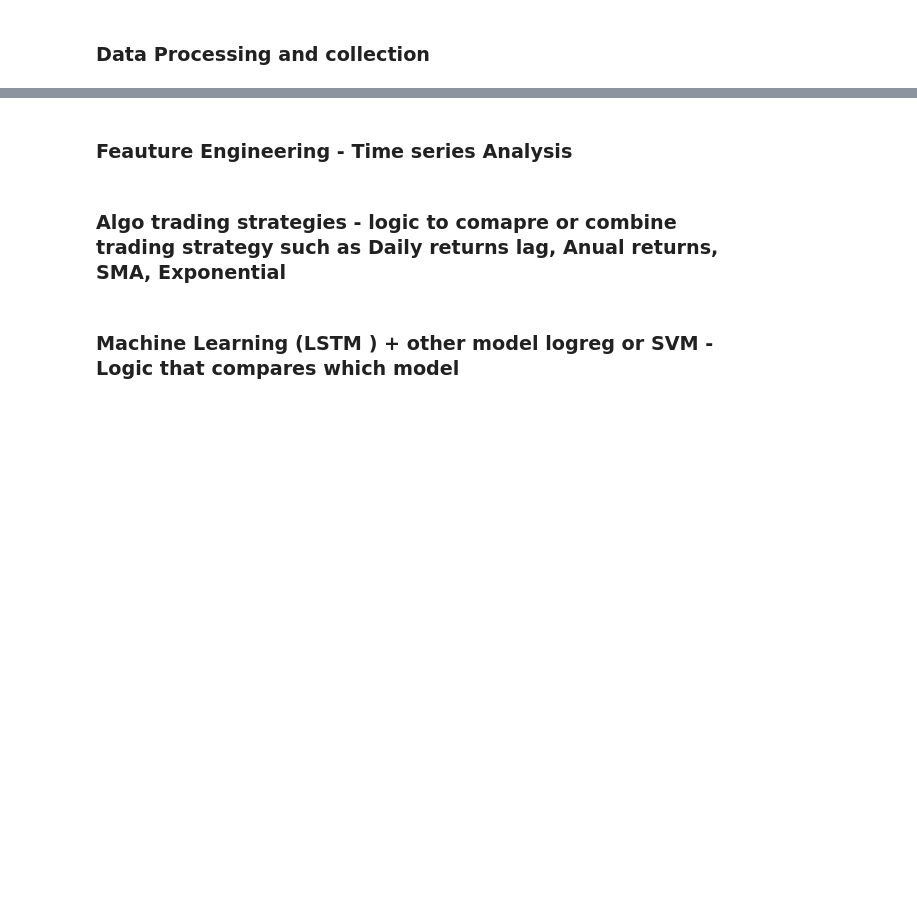
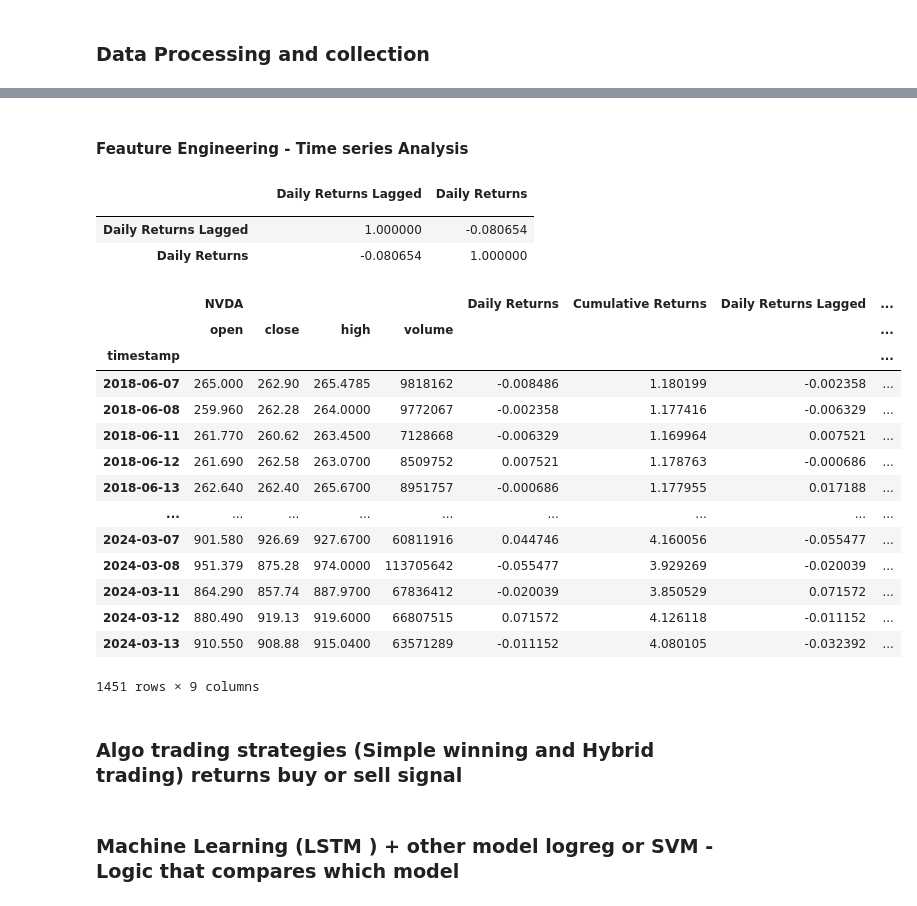
Before and after one commit to justicebangura/Project-2, a Jupyter notebook: trading_bot.ipynb, the cells around one changed output, grey strips where cells are left out. Drawn from its saved outputs; the diff is of its cells as text; code cells hidden in the pictures; blank space fills up the shorter version.

Commit message:
I made some updates to the stock data import and changed the name of the variable to stock_df, I aso added the 2 logics for algo strategy selection

```diff
--- a/trading_bot.ipynb
+++ b/trading_bot.ipynb
@@ -47,5 +50,8 @@ load_dotenv()
 ### Data Processing and collection
 # %%
 # import stock data
-df = data.fetch_stock_data('2018-01-12', '2024-03-14', tickers = ['NVDA'], timeframe = '1Day')
-df
+
+#tickers = ['META','NVDA','TSLA'] ADD logic to selet stock via sentiment analysisor unsupervised learning
+
+stock_data = data.fetch_stock_data('2018-01-12', '2024-03-14', tickers = ['NVDA'], timeframe = '1Day')
+stock_data
@@ -52,11 +74,9 @@ df
 # %%
 # data cleaning
-df = df.rename(columns={'NVDA': 'NVDA close'})
-df['Daily Returns'] = df['NVDA close'].pct_change()
-df = df.dropna()
-df
+stock_df = stock_data #.rename(columns={'NVDA': 'NVDA close'})
+stock_df['Daily Returns'] = stock_df['NVDA']['close'].pct_change()
+stock_df = stock_df.dropna()
 # %% [markdown]
-### Feauture Engineering - Time series Analysis
+#### Feauture Engineering - Time series Analysis
 # %%
-df['Cumulative Returns'] = (1 + df['Daily Returns']).cumprod()
-df
+stock_df['Cumulative Returns'] = (1 + stock_df['Daily Returns']).cumprod()
@@ -78,10 +83,42 @@ df
 # %%
-df['Daily Returns Lagged'] = df['Daily Returns'].shift(-1)
-df
+stock_df['Daily Returns Lagged'] = stock_df['Daily Returns'].shift(-1)
 # %%
-df[['Daily Returns Lagged', 'Daily Returns']].corr()
+stock_df[['Daily Returns Lagged', 'Daily Returns']].corr()
 
 # maybe not to use lagged strategy
 # consider DMAC?
+# %% [output]
+|  |  | Daily Returns Lagged | Daily Returns |
+|  |  |  |  |
+| Daily Returns Lagged |  | 1.000000 | -0.080654 |
+| Daily Returns |  | -0.080654 | 1.000000 |
+# %%
+# set window sizes based on strategy
+short_window = 5
+long_window = 100
+
+stock_df['SMA_Fast'] = stock_df['NVDA']['close'].rolling(window=short_window).mean()
+stock_df['SMA_Slow'] = stock_df['NVDA']['close'].rolling(window=long_window).mean()
+
+stock_df = stock_df.dropna()
+stock_df
+
+# later on -> trial different training windows using DateOffset()
+# %% [output]
+|  | NVDA |  |  |  | Daily Returns | Cumulative Returns | Daily Returns Lagged | ... |
+|  | open | close | high | volume |  |  |  | ... |
+| timestamp |  |  |  |  |  |  |  | ... |
+| 2018-06-07 | 265.000 | 262.90 | 265.4785 | 9818162 | -0.008486 | 1.180199 | -0.002358 | ... |
+| 2018-06-08 | 259.960 | 262.28 | 264.0000 | 9772067 | -0.002358 | 1.177416 | -0.006329 | ... |
+| 2018-06-11 | 261.770 | 260.62 | 263.4500 | 7128668 | -0.006329 | 1.169964 | 0.007521 | ... |
+| 2018-06-12 | 261.690 | 262.58 | 263.0700 | 8509752 | 0.007521 | 1.178763 | -0.000686 | ... |
+| 2018-06-13 | 262.640 | 262.40 | 265.6700 | 8951757 | -0.000686 | 1.177955 | 0.017188 | ... |
+| ... | ... | ... | ... | ... | ... | ... | ... | ... |
+| 2024-03-07 | 901.580 | 926.69 | 927.6700 | 60811916 | 0.044746 | 4.160056 | -0.055477 | ... |
+| 2024-03-08 | 951.379 | 875.28 | 974.0000 | 113705642 | -0.055477 | 3.929269 | -0.020039 | ... |
+| 2024-03-11 | 864.290 | 857.74 | 887.9700 | 67836412 | -0.020039 | 3.850529 | 0.071572 | ... |
+| 2024-03-12 | 880.490 | 919.13 | 919.6000 | 66807515 | 0.071572 | 4.126118 | -0.011152 | ... |
+| 2024-03-13 | 910.550 | 908.88 | 915.0400 | 63571289 | -0.011152 | 4.080105 | -0.032392 | ... |
+1451 rows × 9 columns
 # %% [markdown]
-### Algo trading strategies - logic to comapre or combine trading strategy such as Daily returns lag, Anual returns, SMA, Exponential
+### Algo trading strategies (Simple winning and Hybrid trading) returns buy or sell signal
```
Also changed, not shown: parts of 12 cells of this notebook, 3 other files.
